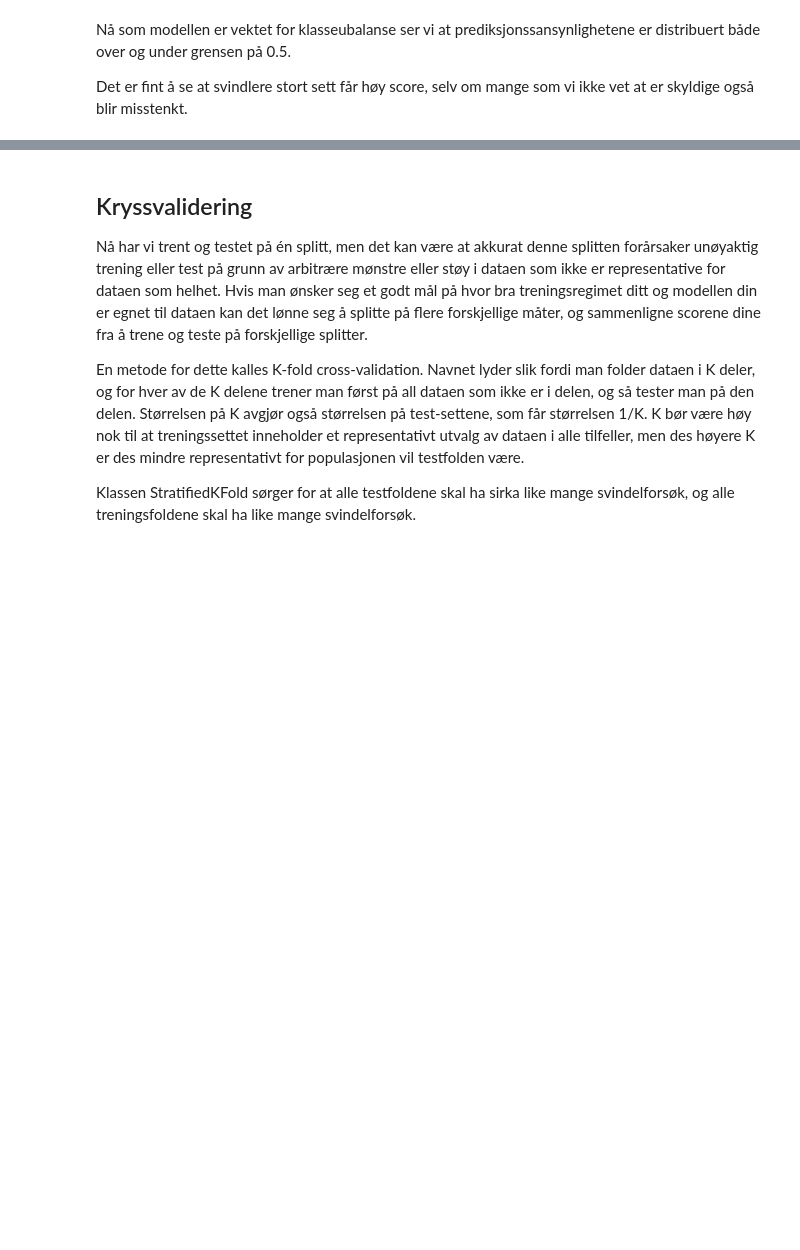
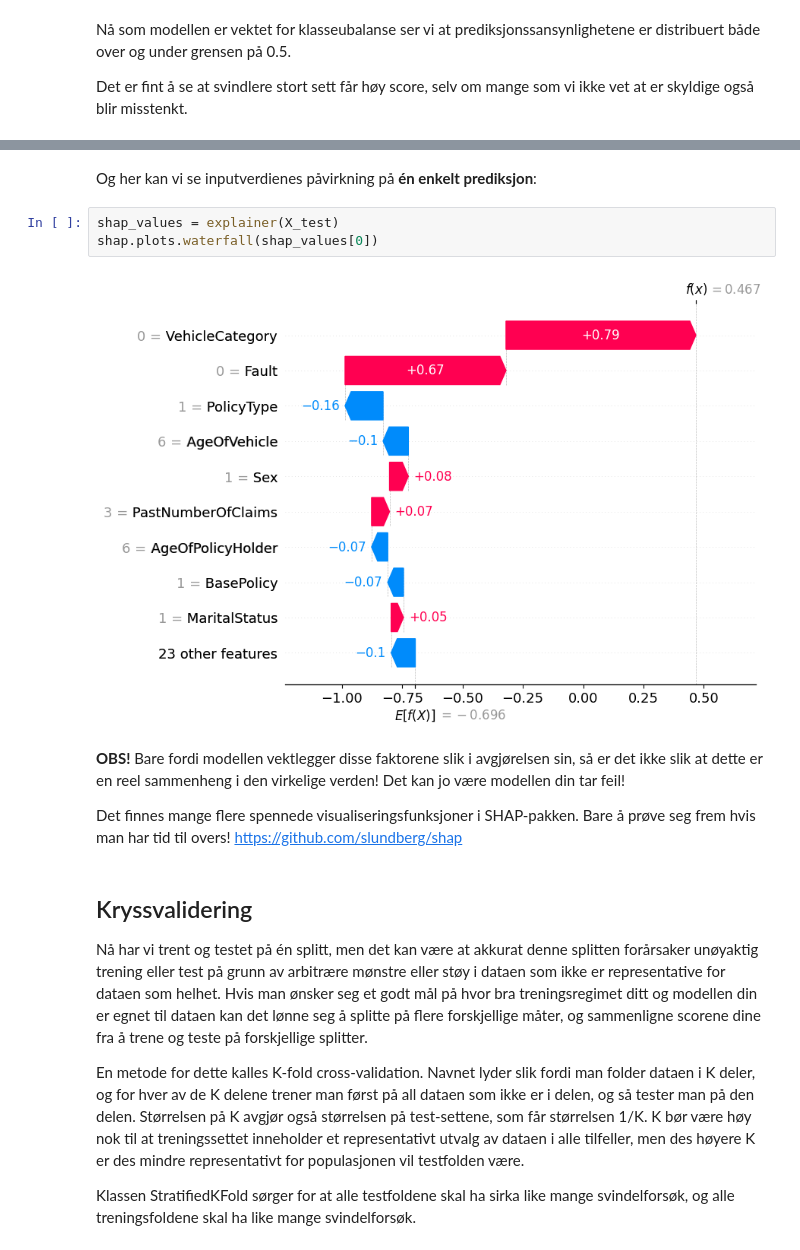
Before and after one commit to odaon/muffins-ai-motor, a Jupyter notebook: maskinlæring.ipynb, the cells around one changed output, grey strips where cells are left out. Cells and saved outputs as stored; diff of their text form; blank space fills up the shorter version.

```diff
--- a/maskinlæring.ipynb
+++ b/maskinlæring.ipynb
@@ -201,3 +220,14 @@ Det er fint å se at svindlere stort sett får høy score, selv om mange som vi
+# %% [markdown]
+Og her kan vi se inputverdienes påvirkning på **én enkelt prediksjon**:
+# %%
+shap_values = explainer(X_test)
+shap.plots.waterfall(shap_values[0])
+# %% [output]
+[figure, added]
+# %% [markdown]
+**OBS!** Bare fordi modellen vektlegger disse faktorene slik i avgjørelsen sin, så er det ikke slik at dette er en reel sammenheng i den virkelige verden! Det kan jo være modellen din tar feil!
+
+Det finnes mange flere spennede visualiseringsfunksjoner i SHAP-pakken. Bare å prøve seg frem hvis man har tid til overs! https://github.com/slundberg/shap
 # %% [markdown]
 ## Kryssvalidering
 
```
Also changed, not shown: parts of 7 cells of this notebook, 1 other file.
